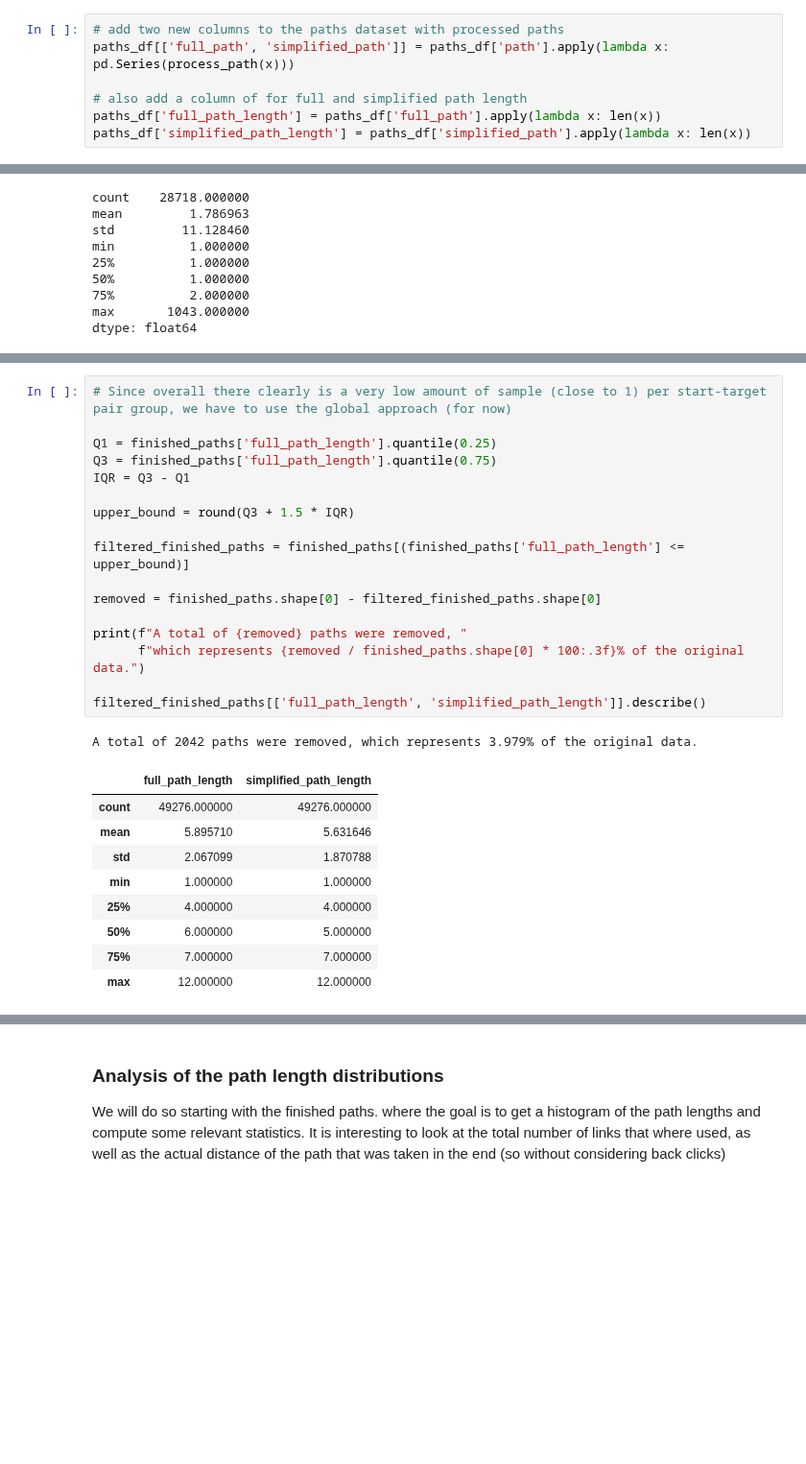
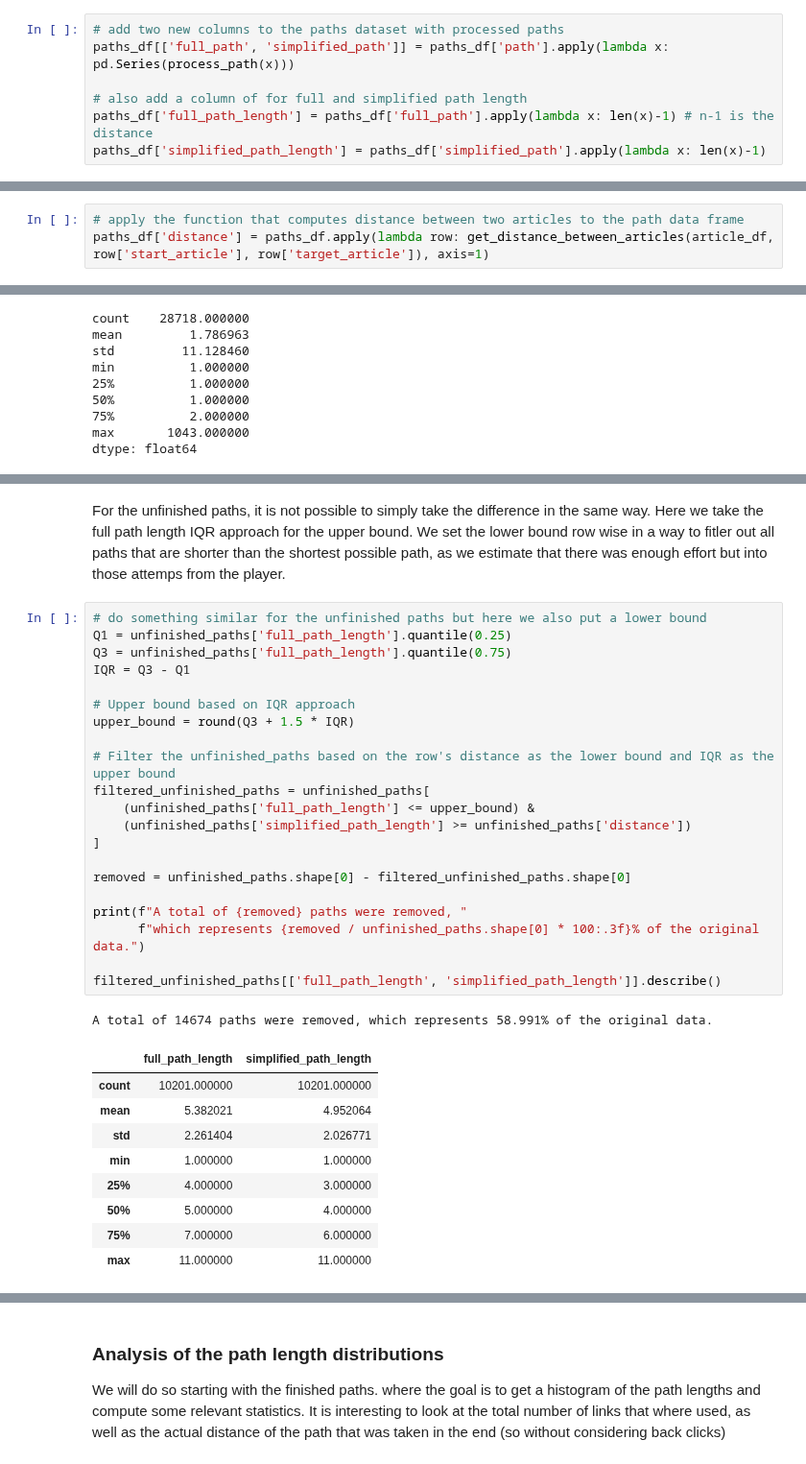
Before and after one commit to epfl-ada/ada-2024-project-adaholiks, a Jupyter notebook: statistical_analysis.ipynb, the cells around one changed output, grey strips where cells are left out. Shown at 96% size. Saved outputs shown, nothing was run; the diff lists cells and outputs as text; blank space fills up the shorter version.

```diff
--- a/statistical_analysis.ipynb
+++ b/statistical_analysis.ipynb
@@ -49,8 +50,8 @@ def process_path(path_string):
 paths_df[['full_path', 'simplified_path']] = paths_df['path'].apply(lambda x: pd.Series(process_path(x)))
 
 # also add a column of for full and simplified path length
-paths_df['full_path_length'] = paths_df['full_path'].apply(lambda x: len(x))
-paths_df['simplified_path_length'] = paths_df['simplified_path'].apply(lambda x: len(x))
+paths_df['full_path_length'] = paths_df['full_path'].apply(lambda x: len(x)-1) # n-1 is the distance
+paths_df['simplified_path_length'] = paths_df['simplified_path'].apply(lambda x: len(x)-1)
 # %%
 paths_df.head(1)
 # %% [output]
@@ -74,3 +106,6 @@ Converted Simplified Path:
+# %%
+# apply the function that computes distance between two articles to the path data frame
+paths_df['distance'] = paths_df.apply(lambda row: get_distance_between_articles(article_df, row['start_article'], row['target_article']), axis=1)
 # %% [markdown]
 ### Outlier handling
 before jumping into distribution analysis let's first see if there are potential outliers that need to be taken care of, this is easier when considering finished and unfinished paths seperately
@@ -159,28 +235,34 @@ dtype: float64
+# %% [markdown]
+For the unfinished paths, it is not possible to simply take the difference in the same way. Here we take the full path length IQR approach for the upper bound. We set the lower bound row wise in a way to fitler out all paths that are shorter than the shortest possible path, as we estimate that there was enough effort but into those attemps from the player.
 # %%
-# Since overall there clearly is a very low amount of sample (close to 1) per start-target pair group, we have to use the global approach (for now)
-
-Q1 = finished_paths['full_path_length'].quantile(0.25)
-Q3 = finished_paths['full_path_length'].quantile(0.75)
+# do something similar for the unfinished paths but here we also put a lower bound
+Q1 = unfinished_paths['full_path_length'].quantile(0.25)
+Q3 = unfinished_paths['full_path_length'].quantile(0.75)
 IQR = Q3 - Q1
 
+# Upper bound based on IQR approach
 upper_bound = round(Q3 + 1.5 * IQR)
 
-filtered_finished_paths = finished_paths[(finished_paths['full_path_length'] <= upper_bound)]
+# Filter the unfinished_paths based on the row's distance as the lower bound and IQR as the upper bound
+filtered_unfinished_paths = unfinished_paths[
+    (unfinished_paths['full_path_length'] <= upper_bound) &
+    (unfinished_paths['simplified_path_length'] >= unfinished_paths['distance'])
+]
 
-removed = finished_paths.shape[0] - filtered_finished_paths.shape[0]
+removed = unfinished_paths.shape[0] - filtered_unfinished_paths.shape[0]
 
 print(f"A total of {removed} paths were removed, "
-      f"which represents {removed / finished_paths.shape[0] * 100:.3f}% of the original data.")
+      f"which represents {removed / unfinished_paths.shape[0] * 100:.3f}% of the original data.")
 
-filtered_finished_paths[['full_path_length', 'simplified_path_length']].describe()
+filtered_unfinished_paths[['full_path_length', 'simplified_path_length']].describe()
 # %% [output]
-A total of 2042 paths were removed, which represents 3.979% of the original data.
+A total of 14674 paths were removed, which represents 58.991% of the original data.
 |  | full_path_length | simplified_path_length |
-| count | 49276.000000 | 49276.000000 |
-| mean | 5.895710 | 5.631646 |
-| std | 2.067099 | 1.870788 |
+| count | 10201.000000 | 10201.000000 |
+| mean | 5.382021 | 4.952064 |
+| std | 2.261404 | 2.026771 |
 | min | 1.000000 | 1.000000 |
-| 25% | 4.000000 | 4.000000 |
-| 50% | 6.000000 | 5.000000 |
-| 75% | 7.000000 | 7.000000 |
-| max | 12.000000 | 12.000000 |
+| 25% | 4.000000 | 3.000000 |
+| 50% | 5.000000 | 4.000000 |
+| 75% | 7.000000 | 6.000000 |
+| max | 11.000000 | 11.000000 |
```
Also changed, not shown: parts of 51 cells of this notebook.
